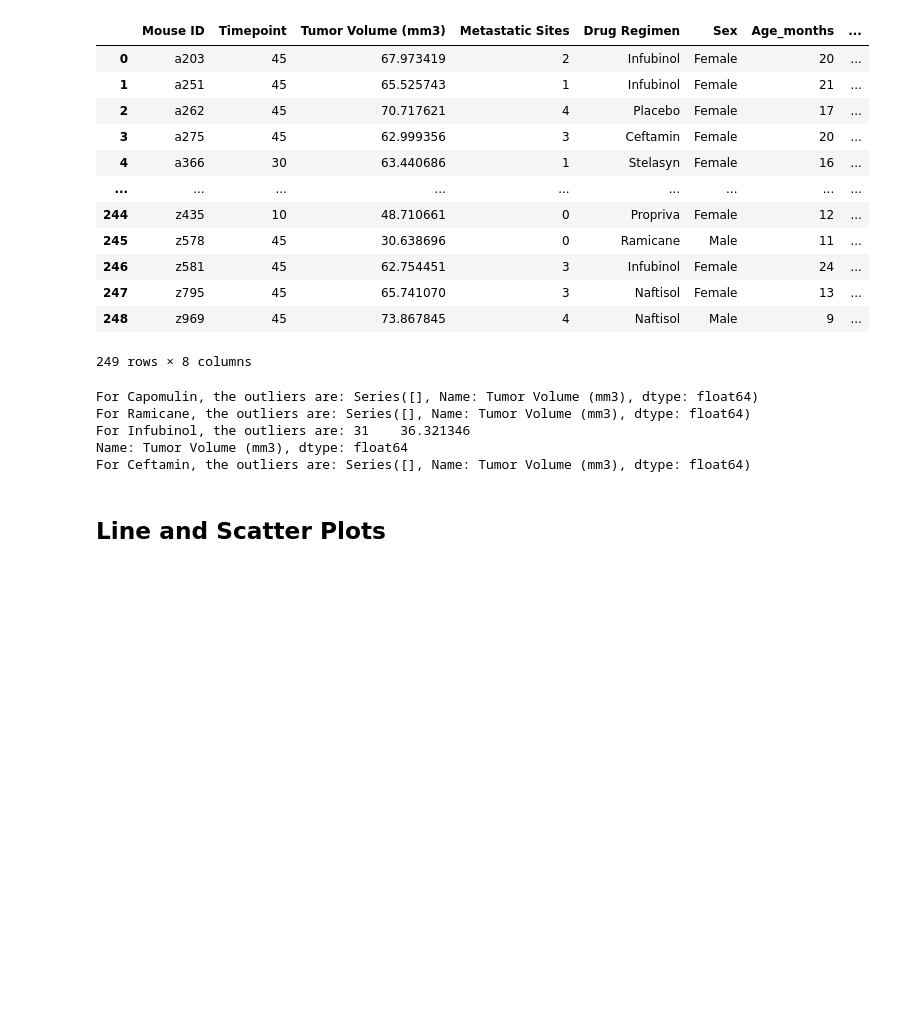
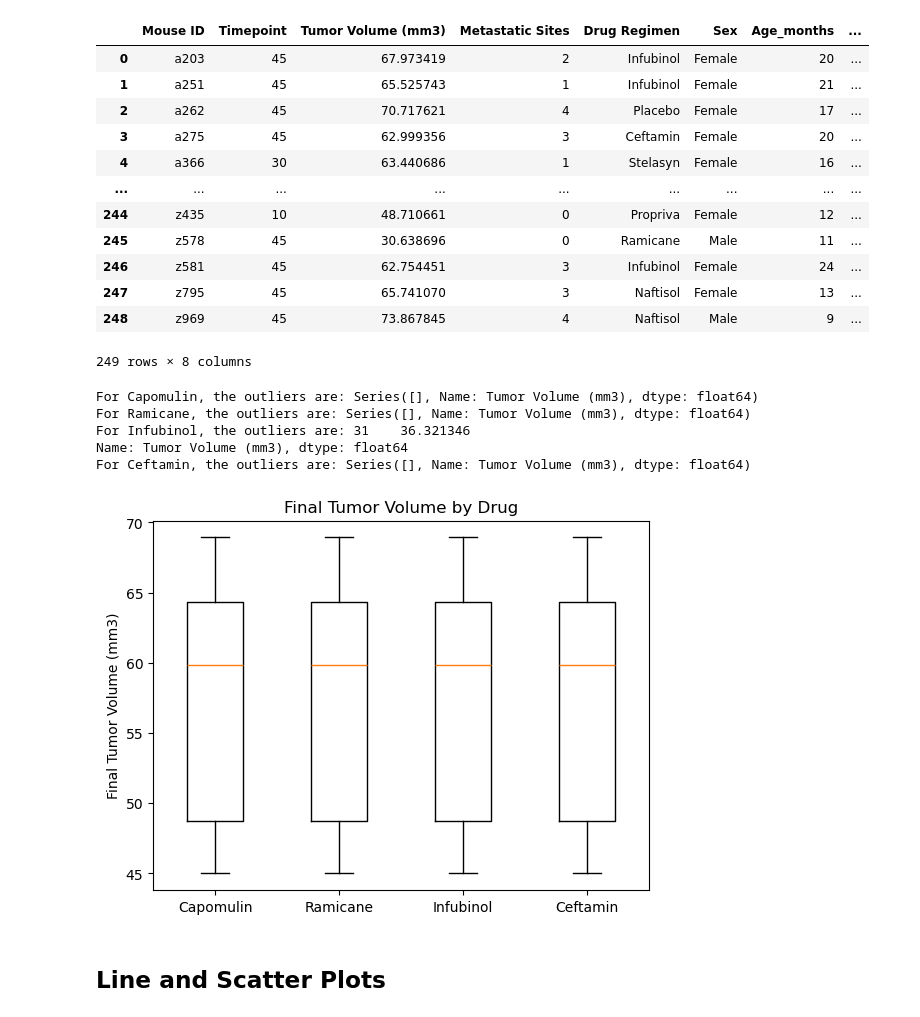
Before and after one commit to vivsarraf/matplotlib-challenge, a Jupyter notebook: Pymaceuticals/pymaceuticals_starter.ipynb, the cells around one changed output. Drawn from its saved outputs; the diff is of its cells as text; code cells hidden in the pictures; blank space fills up the shorter version.

Commit message:
added box plot

```diff
--- a/Pymaceuticals/pymaceuticals_starter.ipynb
+++ b/Pymaceuticals/pymaceuticals_starter.ipynb
@@ -250,2 +248,17 @@ For Ceftamin, the outliers are: Series([], Name: Tumor Volume (mm3), dtype: floa
+# %%
+# Generate a box plot that shows the distrubution of the tumor volume for each treatment group.
+flierprops = dict(marker='o', markerfacecolor='r', markersize=8, markeredgecolor='black')
+
+# Plot boxplot
+plt.boxplot(total_tumor_volume, flierprops=flierprops)
+
+# Add title and labels to boxplot
+plt.title('Final Tumor Volume by Drug')
+plt.ylabel('Final Tumor Volume (mm3)')
+plt.xticks([1, 2, 3, 4], ['Capomulin', 'Ramicane', 'Infubinol', 'Ceftamin'])
+
+plt.show()
+# %% [output]
+[figure, added]
 # %% [markdown]
 ## Line and Scatter Plots
```
Also changed, not shown: parts of 6 cells of this notebook.
